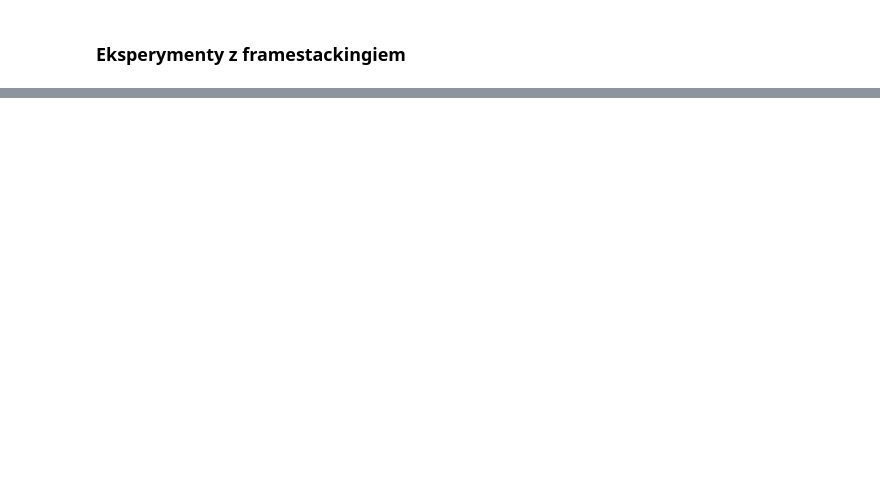
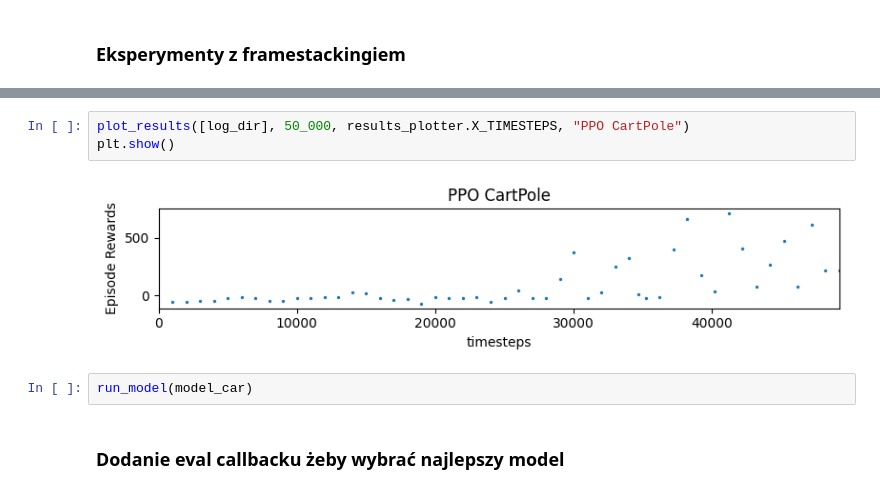
Before and after one commit to KlimaJaroslaw/InteligencjaObliczeniowa, a Jupyter notebook: proj03/proj3.ipynb, the cells around one changed output, grey strips where cells are left out. Cells and saved outputs as stored; diff of their text form; blank space fills up the shorter version.

```diff
--- a/proj03/proj3.ipynb
+++ b/proj03/proj3.ipynb
@@ -199,0 +241,9 @@ run_model(model_car)
+# %%
+plot_results([log_dir], 50_000, results_plotter.X_TIMESTEPS, "PPO CartPole")
+plt.show()
+# %% [output]
+[figure, added]
+# %%
+run_model(model_car)
+# %% [markdown]
+### Dodanie eval callbacku żeby wybrać najlepszy model
```
Also changed, not shown: parts of 8 cells of this notebook, 3 other files.
